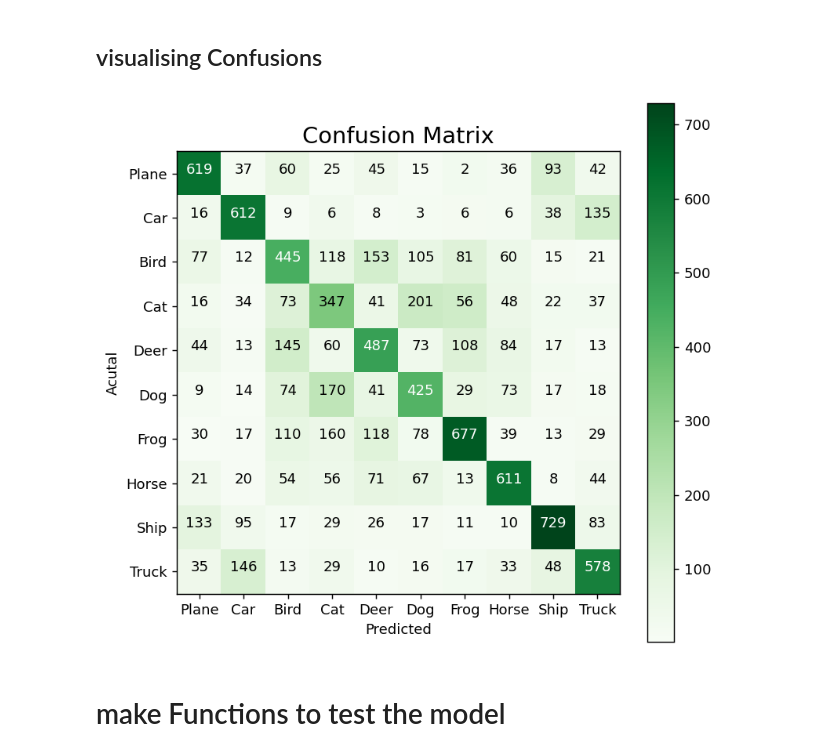
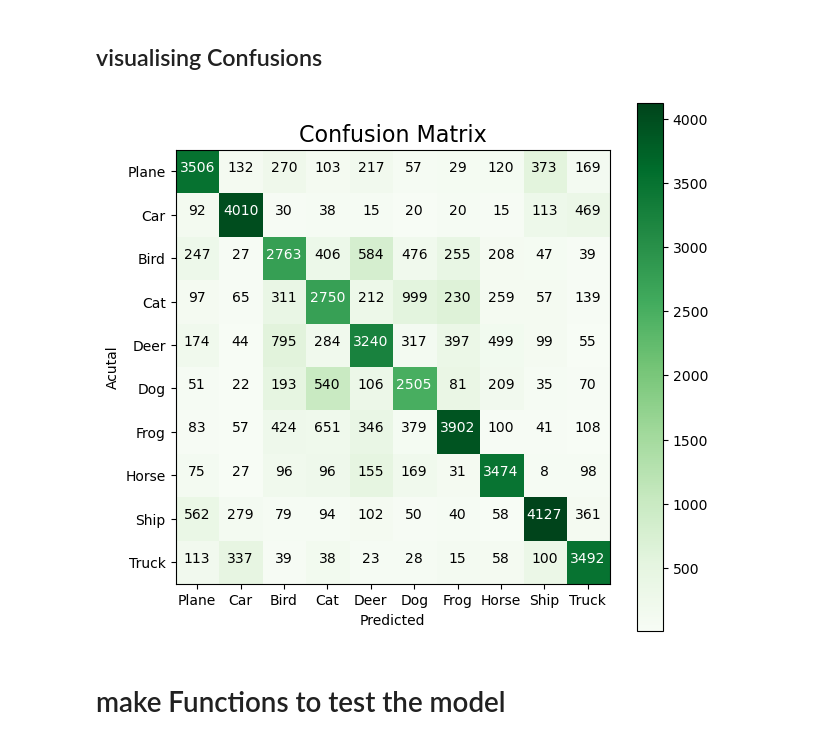
Before and after one commit to ahmadasmandar/python_tutorials, a Jupyter notebook: machine/Ahmad_model.ipynb, the cells around one changed output. Saved outputs shown, nothing was run; the diff lists cells and outputs as text; code cells hidden in the pictures.

```diff
--- a/machine/Ahmad_model.ipynb
+++ b/machine/Ahmad_model.ipynb
@@ -127,30 +127,30 @@ the loss: 1.27 and the accuracy is 55.4%
 # Confusion Matrix
 # %%
 model_ahmad=load_model('model_ahmad.h5')
-predictions_all= model_ahmad.predict_classes(x_test)
-conf_matx=confusion_matrix(y_true=y_test, y_pred=predictions_all)
+predictions_all= model_ahmad.predict_classes(x_train)
+conf_matx=confusion_matrix(y_true=y_train, y_pred=predictions_all)
 nr_rows=conf_matx.shape[0]
 nr_cols=conf_matx.shape[1]
 # %% [markdown]
 ## visualising Confusions
 # %%
-plt.figure(figsize=(7,7), dpi=130)
+plt.figure(figsize=(7,7), dpi=100)
 plt.imshow(conf_matx,cmap=plt.cm.Greens)
 plt.colorbar()
 plt.title("Confusion Matrix", fontsize=16)
 plt.ylabel("Acutal")
 plt.xlabel("Predicted")
 tick_marks=np.arange(NR_CLASSES)
 plt.yticks(tick_marks, LABEL_NAMES)
 plt.xticks(tick_marks, LABEL_NAMES)
 for i, j in itertools.product(range(nr_rows),range(nr_cols)):
     plt.text(i,j , conf_matx[i,j], ha='center',
     color='white' if conf_matx[i,j] > conf_matx.max()/2 else 'k')
 
 
 plt.show()
 # %% [output]
-[figure, old version]
+[figure, new version]
 # %% [markdown]
 # make Functions to test the model
 # %% [markdown]
```
Also changed, not shown: parts of 3 cells of this notebook, 52 other files.
